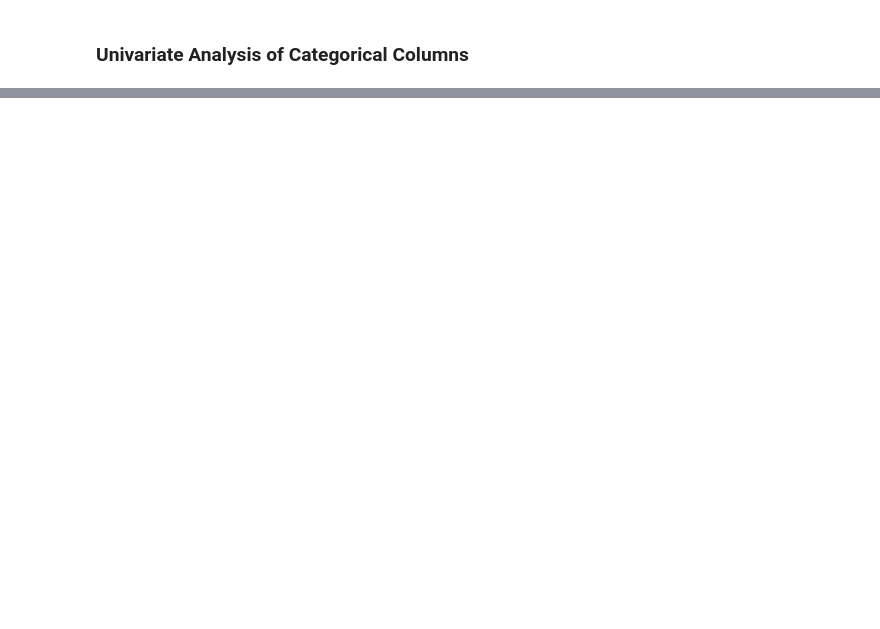
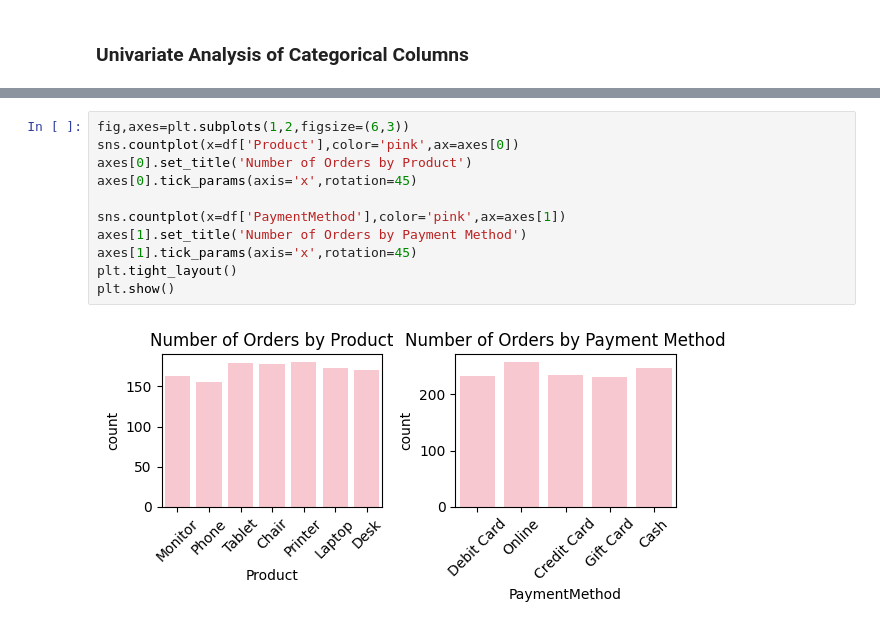
Before and after one commit to Chandni-R53/DecodeLabs-Internship, a Jupyter notebook: Project-2/EDA.ipynb, the cells around one changed output, grey strips where cells are left out. Drawn from its saved outputs; the diff is of its cells as text; blank space fills up the shorter version.

```diff
--- a/Project-2/EDA.ipynb
+++ b/Project-2/EDA.ipynb
@@ -70,0 +149,13 @@ plt.show()
+# %%
+fig,axes=plt.subplots(1,2,figsize=(6,3))
+sns.countplot(x=df['Product'],color='pink',ax=axes[0])
+axes[0].set_title('Number of Orders by Product')
+axes[0].tick_params(axis='x',rotation=45)
+
+sns.countplot(x=df['PaymentMethod'],color='pink',ax=axes[1])
+axes[1].set_title('Number of Orders by Payment Method')
+axes[1].tick_params(axis='x',rotation=45)
+plt.tight_layout()
+plt.show()
+# %% [output]
+[figure, added]
```
Also changed, not shown: parts of 55 cells of this notebook.
